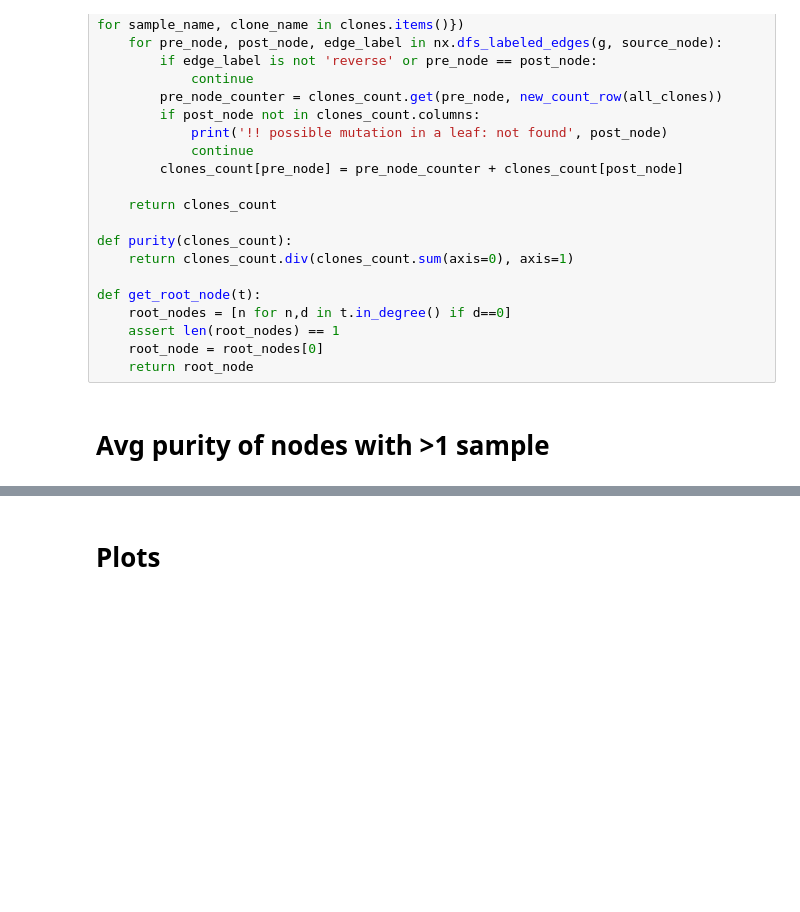
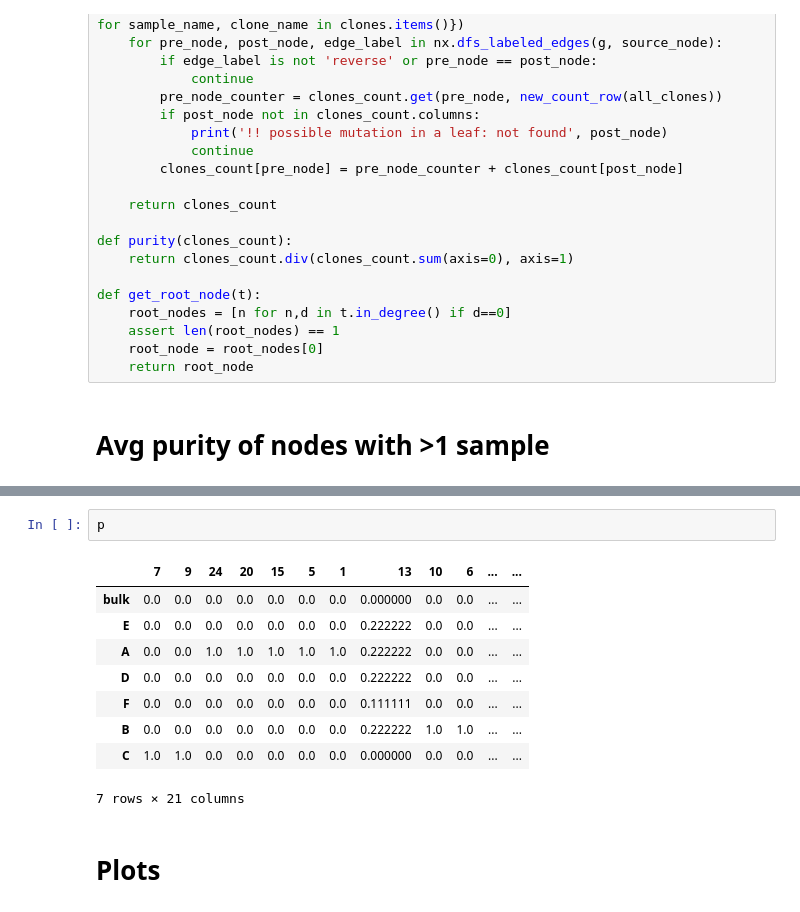
Before and after one commit to cbg-ethz/mt-SCITE, a Jupyter notebook: Notebooks/performance_P9855.ipynb, the cells around one changed output, grey strips where cells are left out. Saved outputs shown, nothing was run; the diff lists cells and outputs as text; blank space fills up the shorter version.

```diff
--- a/Notebooks/performance_P9855.ipynb
+++ b/Notebooks/performance_P9855.ipynb
@@ -425,2 +334,14 @@ performance
+# %%
+p
+# %% [output]
+|  | 7 | 9 | 24 | 20 | 15 | 5 | 1 | 13 | 10 | 6 | ... | ... |
+| bulk | 0.0 | 0.0 | 0.0 | 0.0 | 0.0 | 0.0 | 0.0 | 0.000000 | 0.0 | 0.0 | ... | ... |
+| E | 0.0 | 0.0 | 0.0 | 0.0 | 0.0 | 0.0 | 0.0 | 0.222222 | 0.0 | 0.0 | ... | ... |
+| A | 0.0 | 0.0 | 1.0 | 1.0 | 1.0 | 1.0 | 1.0 | 0.222222 | 0.0 | 0.0 | ... | ... |
+| D | 0.0 | 0.0 | 0.0 | 0.0 | 0.0 | 0.0 | 0.0 | 0.222222 | 0.0 | 0.0 | ... | ... |
+| F | 0.0 | 0.0 | 0.0 | 0.0 | 0.0 | 0.0 | 0.0 | 0.111111 | 0.0 | 0.0 | ... | ... |
+| B | 0.0 | 0.0 | 0.0 | 0.0 | 0.0 | 0.0 | 0.0 | 0.222222 | 1.0 | 1.0 | ... | ... |
+| C | 1.0 | 1.0 | 0.0 | 0.0 | 0.0 | 0.0 | 0.0 | 0.000000 | 0.0 | 0.0 | ... | ... |
+7 rows × 21 columns
 # %% [markdown]
 # Plots
```
Also changed, not shown: parts of 16 cells of this notebook.
